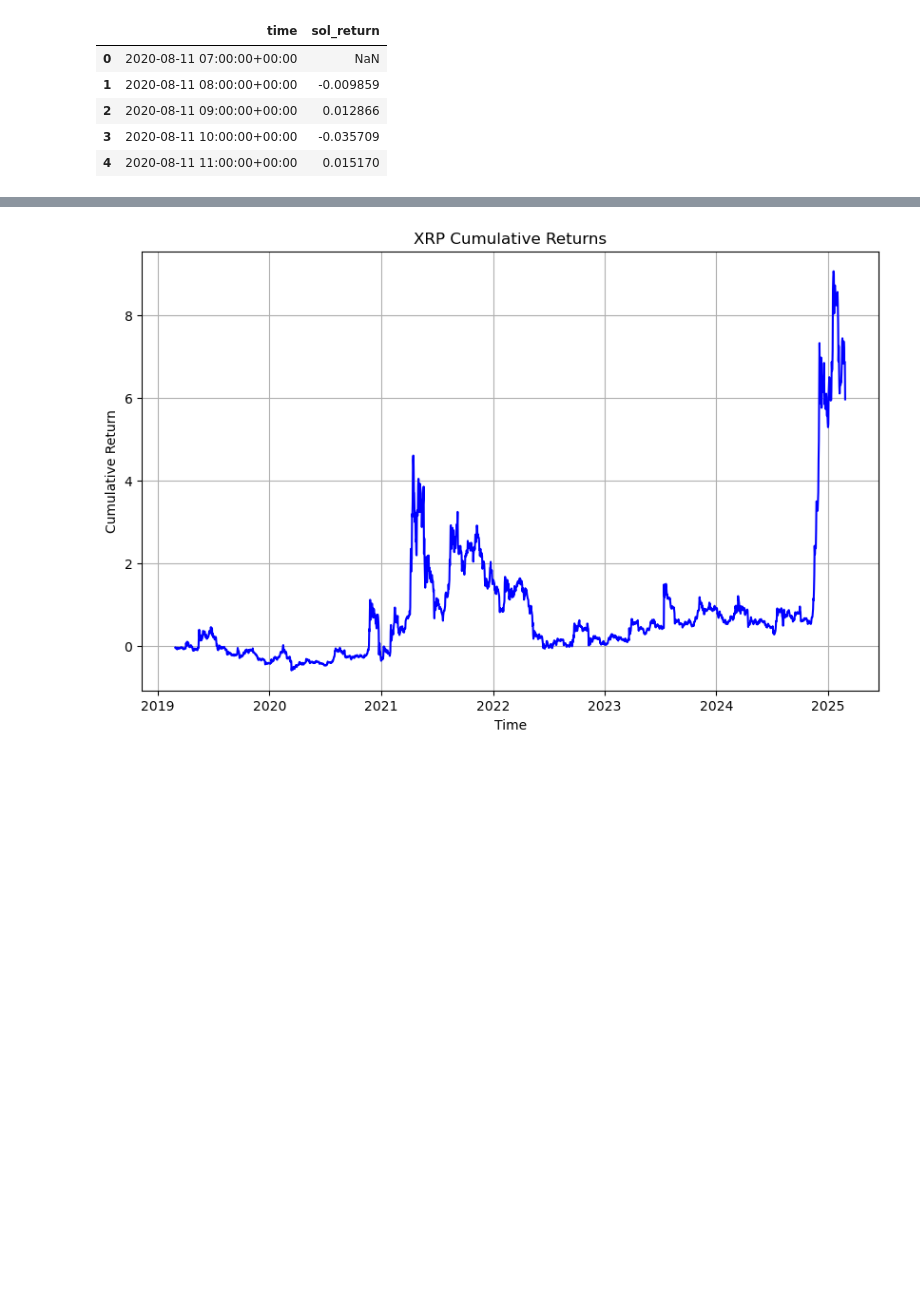
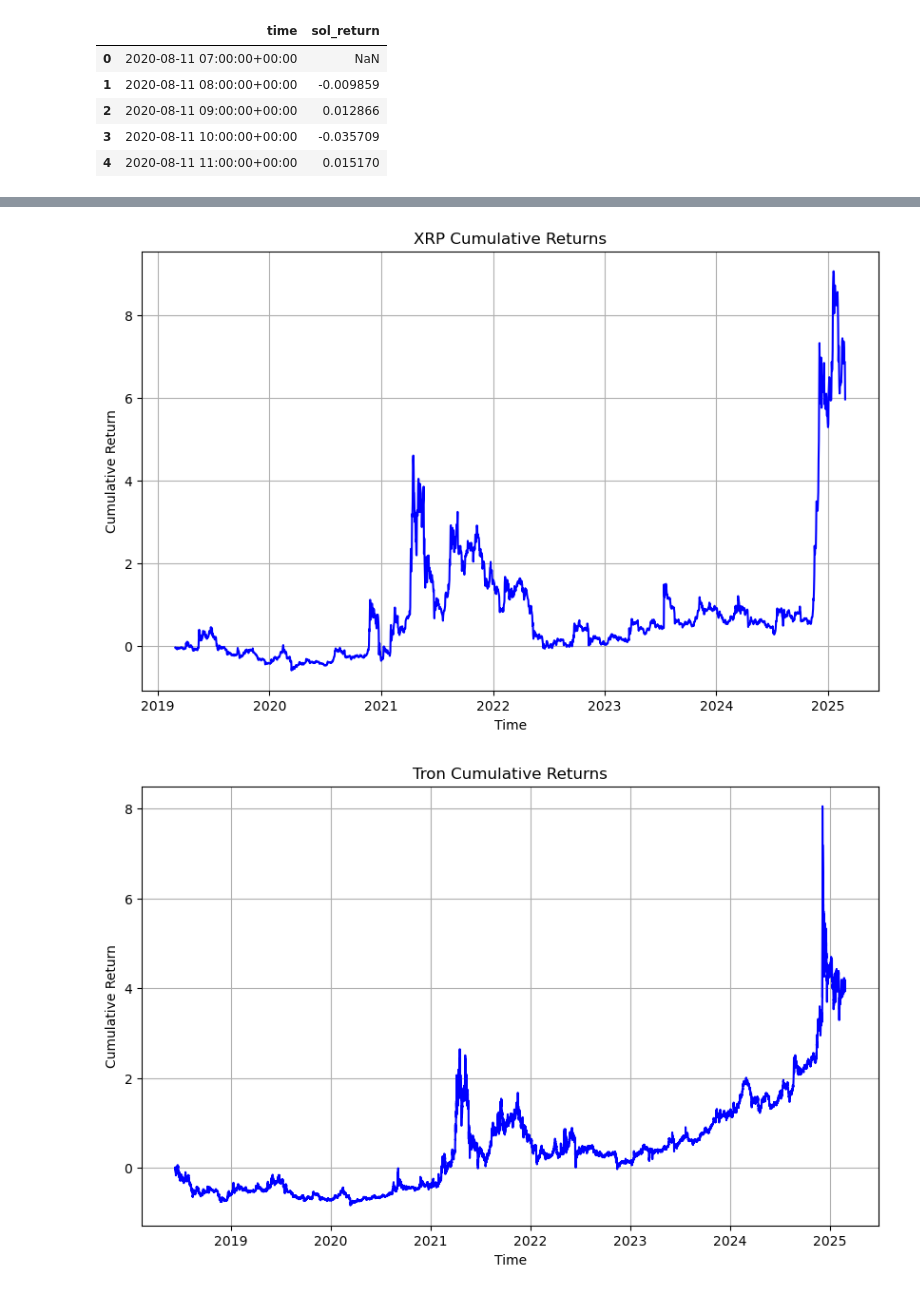
Before and after one commit to Kunj121/QTSFinalProject, a Jupyter notebook: Graph_Analysis/Graph_Analysis.ipynb, the cells around one changed output, grey strips where cells are left out. Drawn from its saved outputs; the diff is of its cells as text; code cells hidden in the pictures; blank space fills up the shorter version.

```diff
--- a/Graph_Analysis/Graph_Analysis.ipynb
+++ b/Graph_Analysis/Graph_Analysis.ipynb
@@ -26,6 +28,8 @@ bnb_df   = load_and_prepare_data("../data/hourly_crypto_data/bnb_hourly.csv",
 cardano_df   = load_and_prepare_data("../data/hourly_crypto_data/cardano_hourly.csv",   "cardano")
 link_df   = load_and_prepare_data("../data/hourly_crypto_data/link_hourly.csv",   "link")
 xrp_df   = load_and_prepare_data("../data/hourly_crypto_data/xrp_hourly.csv",   "xrp")
+tron_df   = load_and_prepare_data("../data/hourly_crypto_data/tron_hourly.csv",   "tron")
+arbitrum_df   = load_and_prepare_data("../data/hourly_crypto_data/arbitrum_hourly.csv",   "arbitrum")
 # %%
 avax_df.head()
 # %% [output]
@@ -86,20 +90,23 @@ def plot_cumulative_return_data(df, coin_name, title='Cumulative Returns', figsi
 # %%
 plot_cumulative_return_data(avax_df, "avax", title='Avalanche Cumulative Returns')
 plot_cumulative_return_data(btc_df, "btc", title='Bitcoin Cumulative Returns')
 plot_cumulative_return_data(eth_df, "eth", title='Ethereum Cumulative Returns')
 plot_cumulative_return_data(matic_df, "matic", title='Polygon Cumulative Returns')
 plot_cumulative_return_data(sol_df, "sol", title='Solana Cumulative Returns')
 plot_cumulative_return_data(bnb_df, "bnb", title='Binance Coin Cumulative Returns')
 plot_cumulative_return_data(cardano_df, "cardano", title='Cardano Cumulative Returns')
 plot_cumulative_return_data(link_df, "link", title='Chainlink Cumulative Returns')
 plot_cumulative_return_data(xrp_df, "xrp", title='XRP Cumulative Returns')
+plot_cumulative_return_data(tron_df, "tron", title='Tron Cumulative Returns')
+plot_cumulative_return_data(arbitrum_df, "arbitrum", title='Arbitrum Cumulative Returns')
 # %% [output]
 [figure]
 [figure]
 [figure]
 [figure]
 [figure]
 [figure]
 [figure]
 [figure]
 [figure]
+[figure, added]
```
Also changed, not shown: parts of 5 cells of this notebook, 1 other file.
